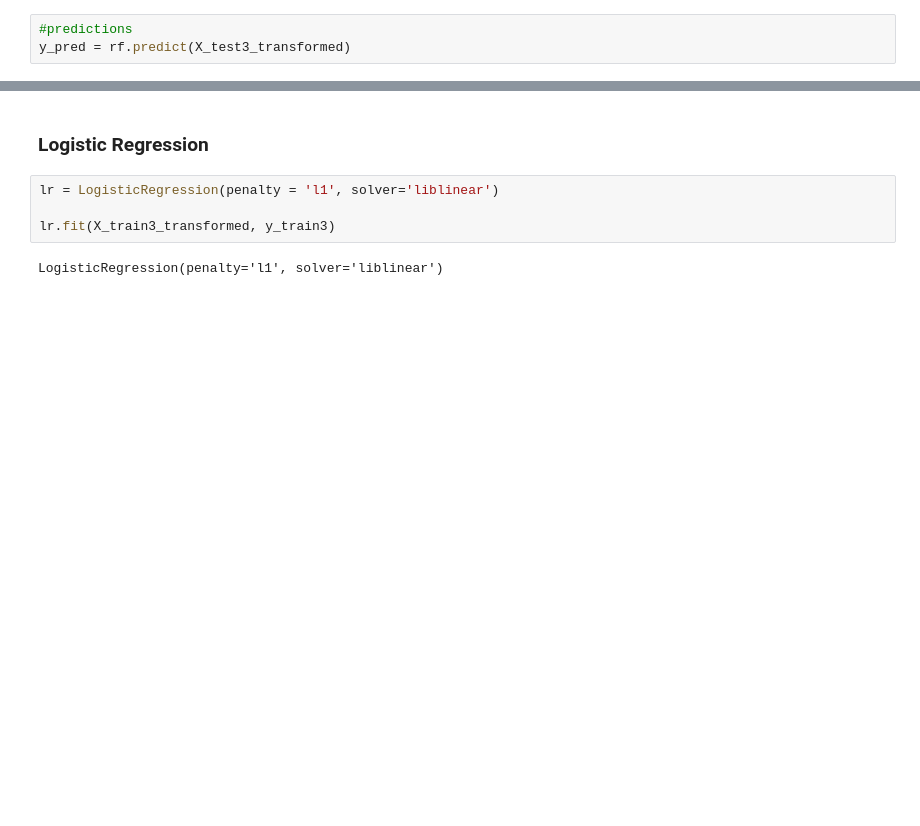
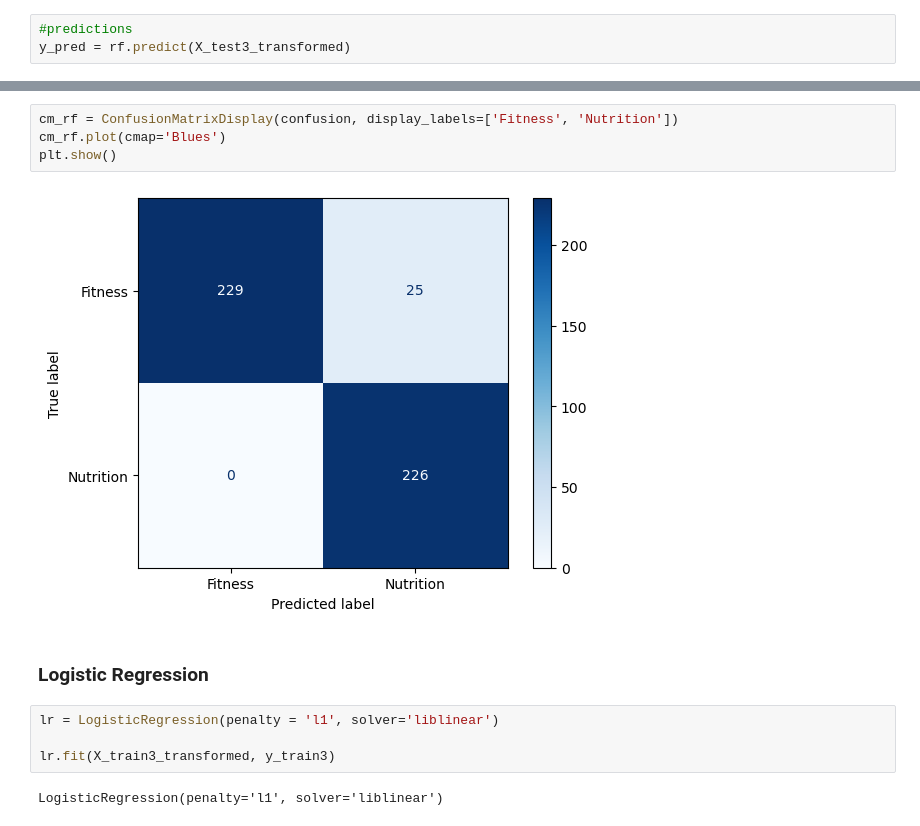
Before and after one commit to sophiaj5/NLP-Project, a Jupyter notebook: models.ipynb, the cells around one changed output, grey strips where cells are left out. Saved outputs shown, nothing was run; the diff lists cells and outputs as text; blank space fills up the shorter version.

Commit message:
README.md updated and comments and visuals added

```diff
--- a/models.ipynb
+++ b/models.ipynb
@@ -251,3 +271,9 @@ array([[215,  29],
+# %%
+cm_rf = ConfusionMatrixDisplay(confusion, display_labels=['Fitness', 'Nutrition'])
+cm_rf.plot(cmap='Blues')
+plt.show()
+# %% [output]
+[figure, added]
 # %% [markdown]
 ### Logistic Regression
 # %%
```
Also changed, not shown: parts of 30 cells of this notebook, 4 other files.
